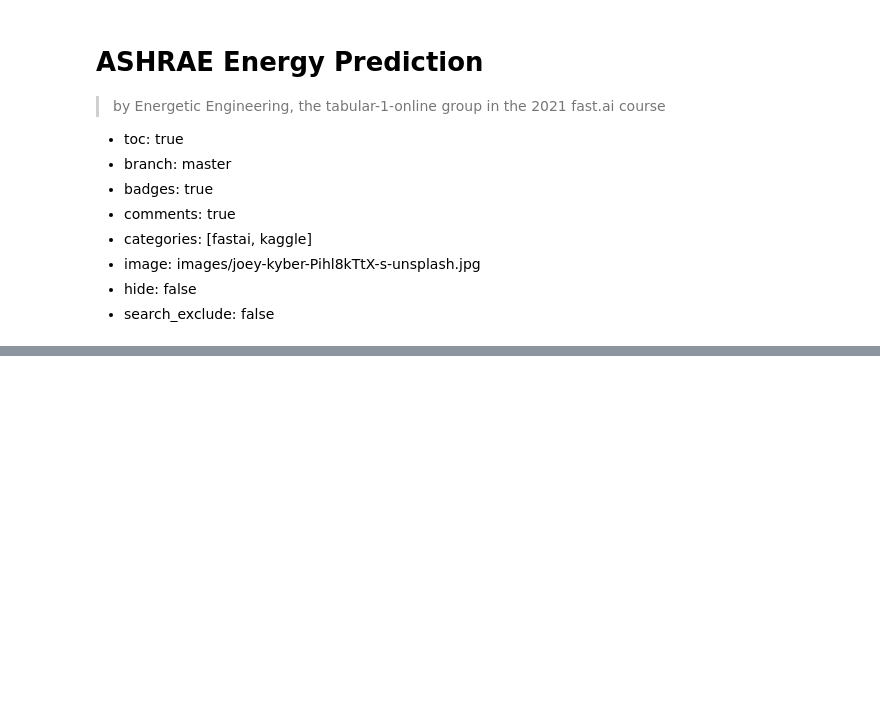
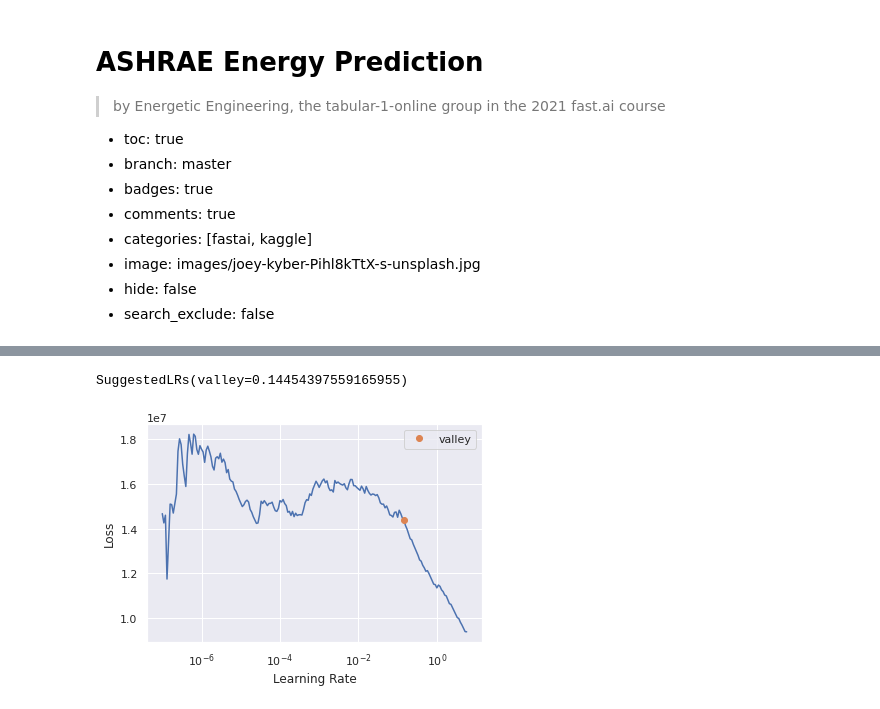
Before and after one commit to fastai-energetic-engineering/ashrae, a Jupyter notebook: _notebooks/2021-07-23-tabular1online-presentation.ipynb, the cells around one changed output, grey strips where cells are left out. Cells and saved outputs as stored; diff of their text form; code cells hidden in the pictures; blank space fills up the shorter version.

```diff
--- a/_notebooks/2021-07-23-tabular1online-presentation.ipynb
+++ b/_notebooks/2021-07-23-tabular1online-presentation.ipynb
@@ -104,0 +158,7 @@ train_valid[['meter_reading']].hist()
+# %%
+#collapse
+# Get a subset of the data, a few buildings and all meters
+
+train = train_valid[(train_valid['building_id']>=1126)]
+#del train_valid
+gc.collect()
@@ -104,0 +169,14 @@ train_valid[['meter_reading']].hist()
+# %%
+# Use an splitter and load using TabularPandas then to a dataloaders
+
+# 2-fold cross-validation. Build 2 models, each with half the year as training data
+splits1=MaskSplitter(train['timestamp'] >= '2016-07-01')(range_of(train))
+cat_names = ['building_id', 'meter', 'site_id', 'primary_use']
+cont_names = ['air_temperature', 'dew_temperature', 'square_feet', 'week_fraction', 'day_fraction']
+procs = [Categorify, FillMissing, Normalize]
+to1 = TabularPandas(train, procs=procs,
+                   cat_names = cat_names,
+                   cont_names = cont_names,
+                   y_names='meter_reading',
+                   splits=splits1)
+dls1 = to1.dataloaders(bs=1024)
@@ -104,0 +248,8 @@ train_valid[['meter_reading']].hist()
+# %%
+# Train a tabular model
+learn = tabular_learner(dls1, metrics=rmse)
+learn.summary()
+
+# Exploring learning rates
+learn.lr_find(stop_div=False, num_it=200)
+# %% [output]
@@ -104,0 +258,2 @@ train_valid[['meter_reading']].hist()
+SuggestedLRs(valley=0.14454397559165955)
+[figure, added]
```
Also changed, not shown: parts of 23 cells of this notebook.
